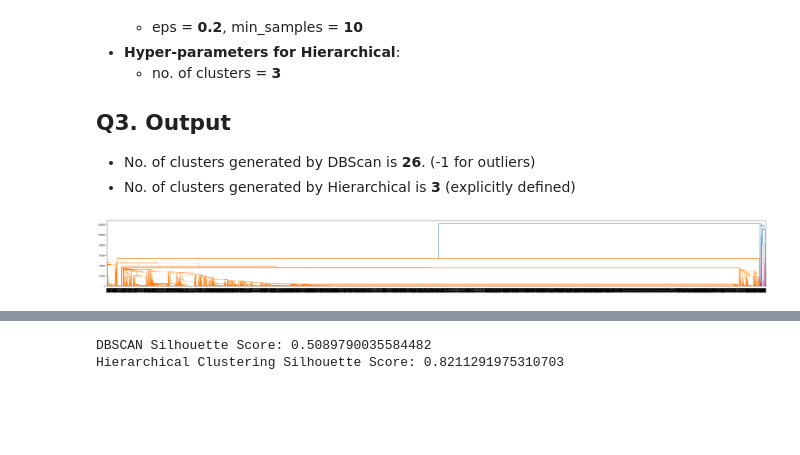
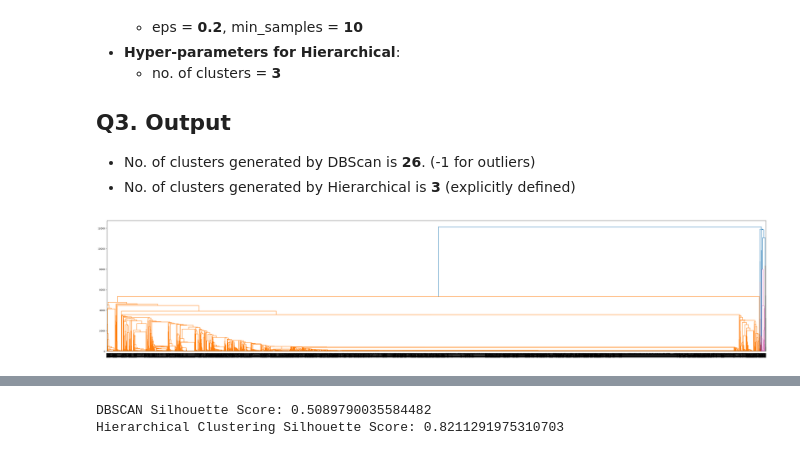
Before and after one commit to USFCA-CS663-Spring2024/kmeans-Sahil1709, a Jupyter notebook: Assignment 2 - Clustering.ipynb, the cells around one changed output, grey strips where cells are left out. Cells and saved outputs as stored; diff of their text form; code cells hidden in the pictures; blank space fills up the shorter version.

```diff
--- a/Assignment 2 - Clustering.ipynb
+++ b/Assignment 2 - Clustering.ipynb
@@ -364,11 +526,11 @@ plt.show()
 # %%
 def leaf_label_function(index):
   return mopsi_df.iloc[index, 0]
 
-plt.figure(figsize=(50,5))
+plt.figure(figsize=(50,10))
 dend = dendrogram(linkage(mopsi_df[['X', 'Y']]), leaf_label_func=leaf_label_function)
 
 plt.savefig("mopsi_dendrogram.png")
 plt.show()
 # %% [output]
-[figure, old version]
+[figure, new version]
```
Also changed, not shown: parts of 20 cells of this notebook, 1 other file.
